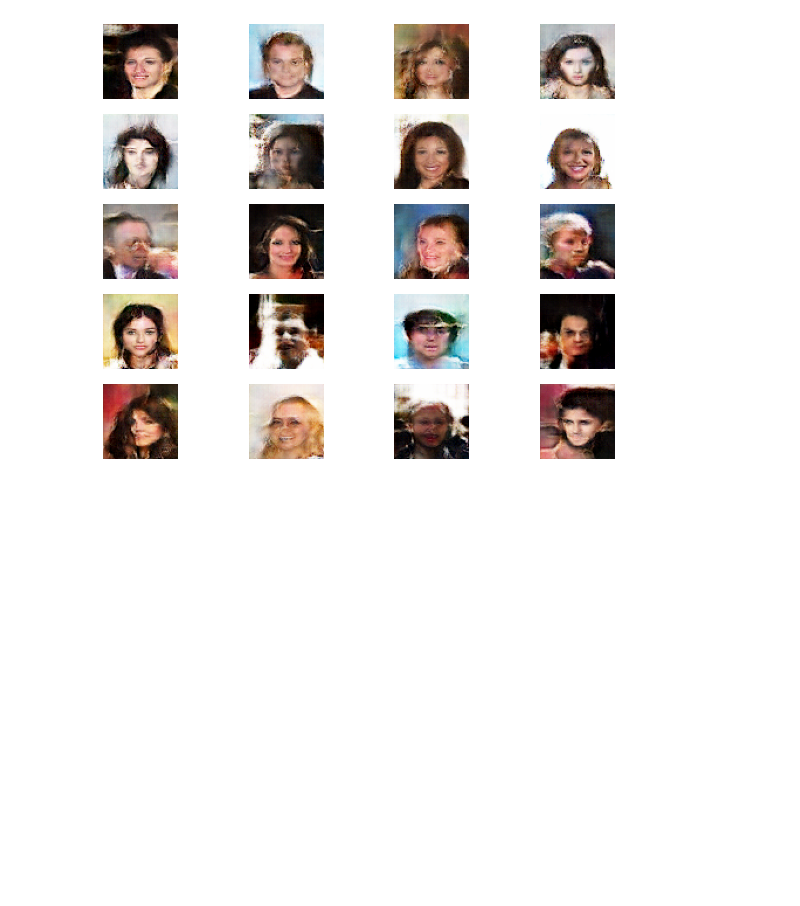
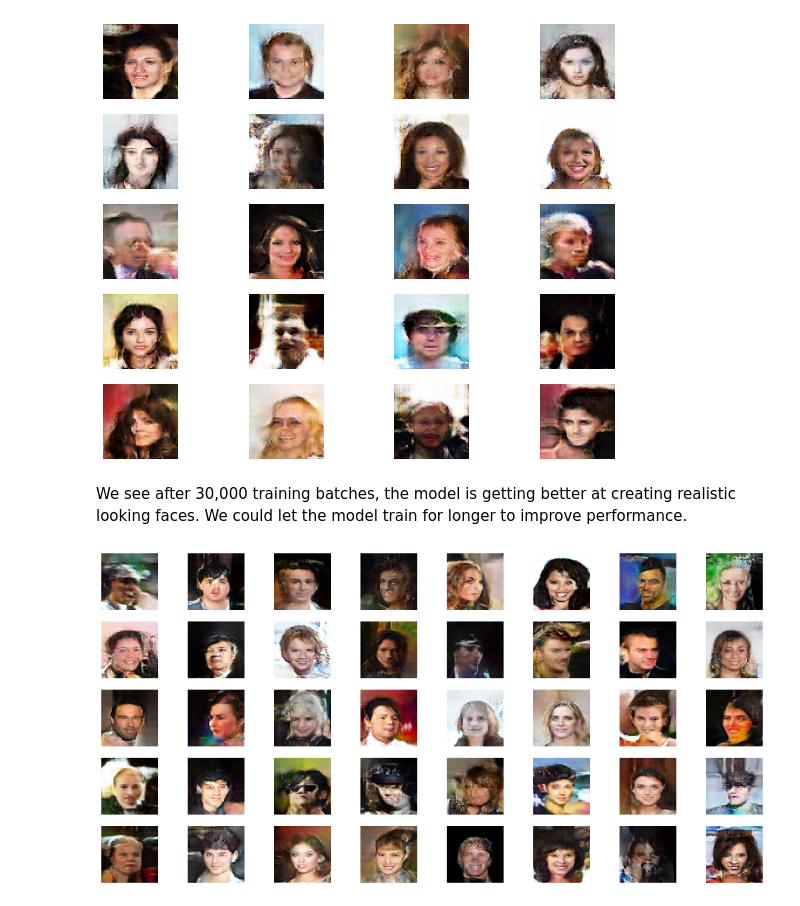
Before and after one commit to DCtheTall/generative-deep-learning, a Jupyter notebook: 4-generative-adversarial-networks/WGAN-GP.ipynb, the cells around one changed output. Drawn from its saved outputs; the diff is of its cells as text; code cells hidden in the pictures; blank space fills up the shorter version.

```diff
--- a/4-generative-adversarial-networks/WGAN-GP.ipynb
+++ b/4-generative-adversarial-networks/WGAN-GP.ipynb
@@ -428,3 +430,22 @@ for i in range(n_to_show):
   ax.imshow(x.squeeze(), interpolation='antialiased')
 # %% [output]
 [figure]
+# %% [markdown]
+We see after 30,000 training batches, the model is getting better at creating realistic looking faces. We could let the model train for longer to improve performance.
+# %%
+# 30,000
+
+wgangp.model.load_weights(
+    checkpoint_path + 'model_weights_{}.hdf5'.format(30000))
+n_to_show = 40
+fig = plt.figure(figsize=(16, 8))
+
+for i in range(n_to_show):
+  x = wgangp.generator.predict(
+      np.random.normal(0.0, 1.0, size=(1, wgangp.z_dim)))[0]
+  x = np.clip(x, 0, 1)
+  ax = fig.add_subplot(n_rows, n_to_show // n_rows, i + 1)
+  ax.axis('off')
+  ax.imshow(x.squeeze(), interpolation='antialiased')
+# %% [output]
+[figure, added]
```
Also changed, not shown: parts of 10 cells of this notebook.
